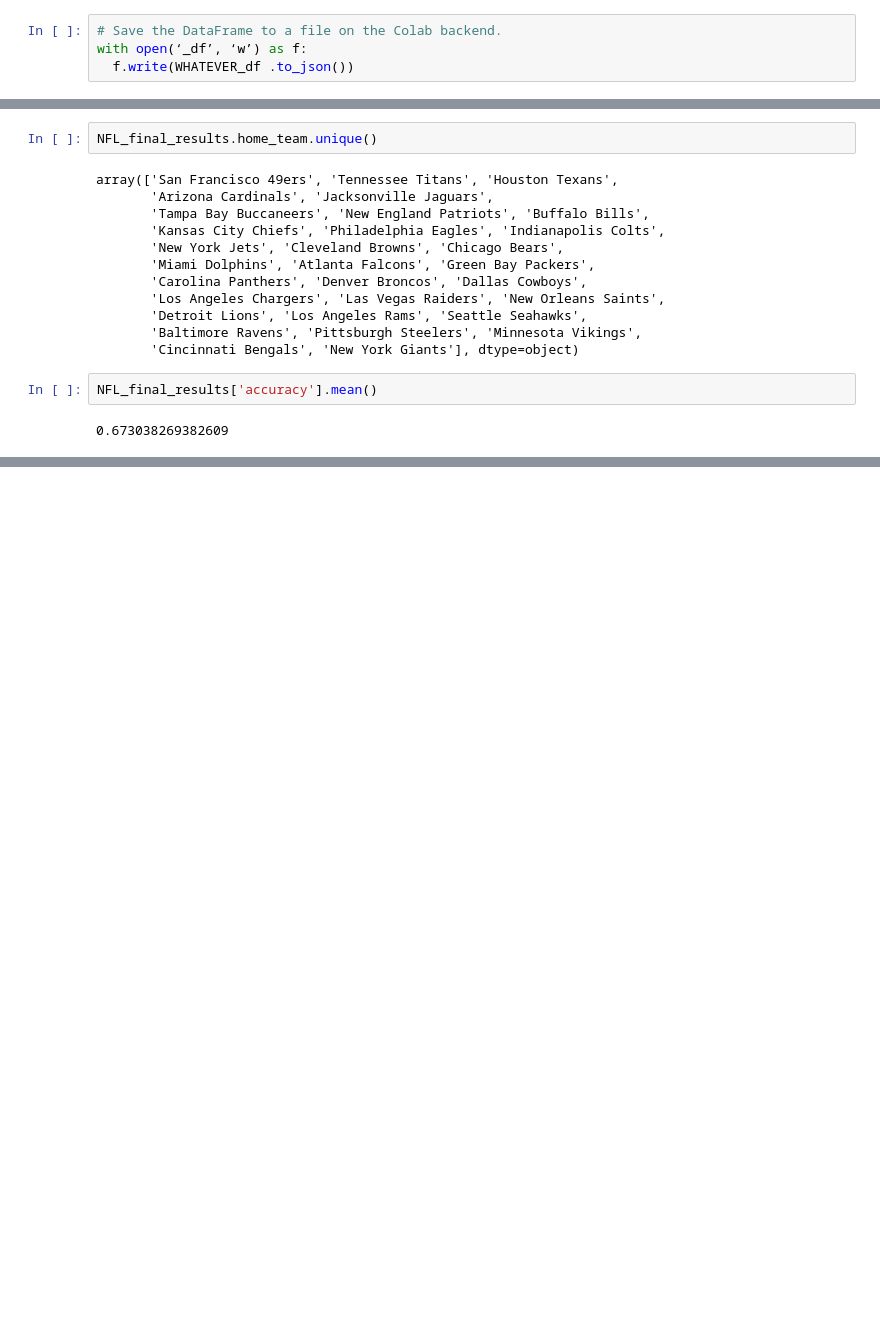
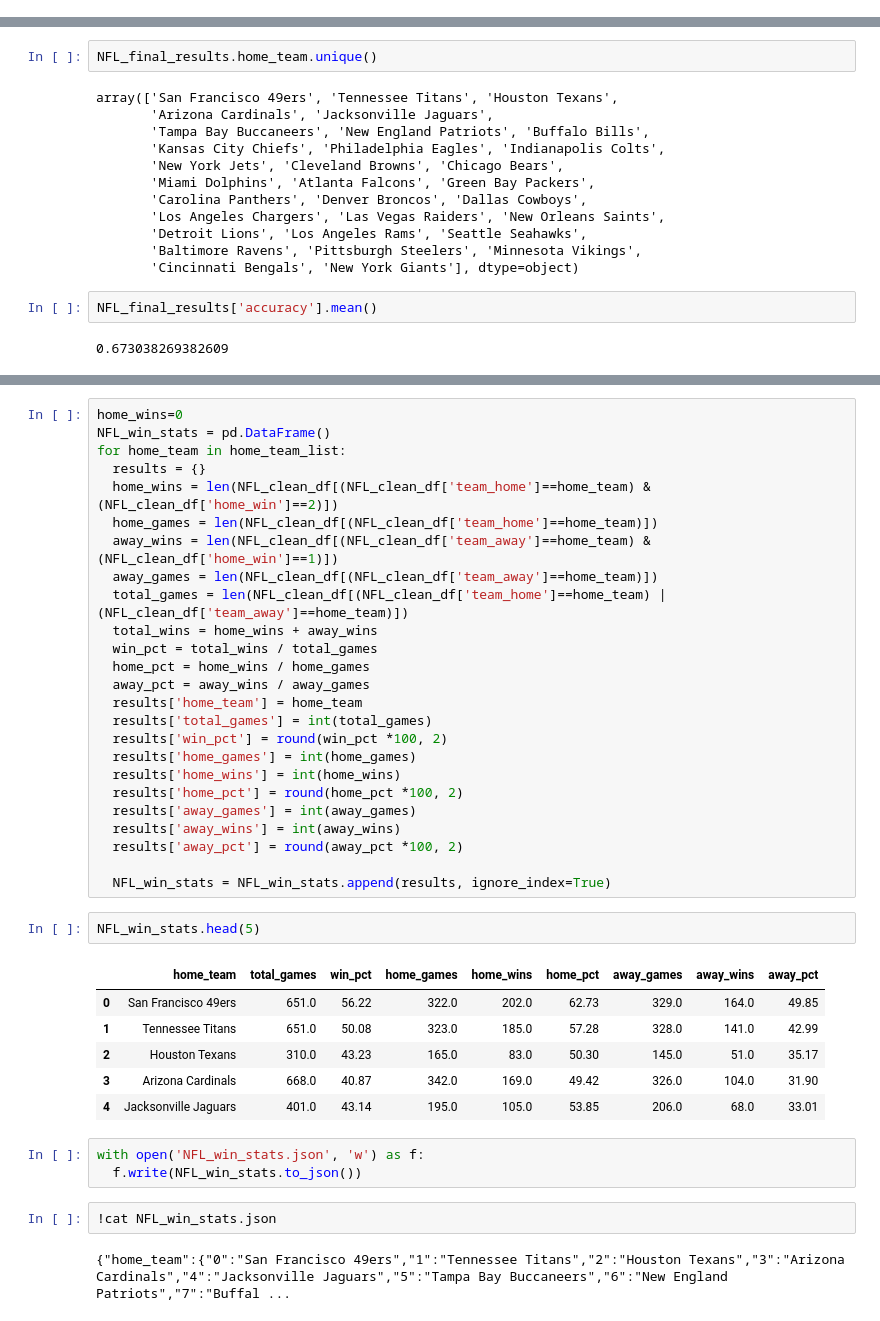
Before and after one commit to jnels4/nfl_predictions, a Jupyter notebook: NFL.ipynb, the cells around one changed output, grey strips where cells are left out. Drawn from its saved outputs; the diff is of its cells as text; blank space fills up the shorter version.

Commit message:
Added code to produce DF/json for NFL win stats.

```diff
--- a/NFL.ipynb
+++ b/NFL.ipynb
@@ -358,7 +358,3 @@ NFL_clean_df.head()
 NFL_clean_df.weather_detail.unique()
 # %% [output]
 array([0, 1], dtype=int32)
-# %%
-# Save the DataFrame to a file on the Colab backend.
-with open(‘_df’, ‘w’) as f:
-  f.write(WHATEVER_df .to_json())
@@ -718,0 +722,41 @@ NFL_final_results['accuracy'].mean()
+# %%
+home_wins=0
+NFL_win_stats = pd.DataFrame()
+for home_team in home_team_list:
+  results = {}
+  home_wins = len(NFL_clean_df[(NFL_clean_df['team_home']==home_team) & (NFL_clean_df['home_win']==2)])
+  home_games = len(NFL_clean_df[(NFL_clean_df['team_home']==home_team)])
+  away_wins = len(NFL_clean_df[(NFL_clean_df['team_away']==home_team) & (NFL_clean_df['home_win']==1)])
+  away_games = len(NFL_clean_df[(NFL_clean_df['team_away']==home_team)])
+  total_games = len(NFL_clean_df[(NFL_clean_df['team_home']==home_team) | (NFL_clean_df['team_away']==home_team)])
+  total_wins = home_wins + away_wins
+  win_pct = total_wins / total_games
+  home_pct = home_wins / home_games
+  away_pct = away_wins / away_games
+  results['home_team'] = home_team
+  results['total_games'] = int(total_games)
+  results['win_pct'] = round(win_pct *100, 2)
+  results['home_games'] = int(home_games)
+  results['home_wins'] = int(home_wins)
+  results['home_pct'] = round(home_pct *100, 2)
+  results['away_games'] = int(away_games)
+  results['away_wins'] = int(away_wins)
+  results['away_pct'] = round(away_pct *100, 2)
+
+  NFL_win_stats = NFL_win_stats.append(results, ignore_index=True)
+# %%
+NFL_win_stats.head(5)
+# %% [output]
+|  | home_team | total_games | win_pct | home_games | home_wins | home_pct | away_games | away_wins | away_pct |
+| 0 | San Francisco 49ers | 651.0 | 56.22 | 322.0 | 202.0 | 62.73 | 329.0 | 164.0 | 49.85 |
+| 1 | Tennessee Titans | 651.0 | 50.08 | 323.0 | 185.0 | 57.28 | 328.0 | 141.0 | 42.99 |
+| 2 | Houston Texans | 310.0 | 43.23 | 165.0 | 83.0 | 50.30 | 145.0 | 51.0 | 35.17 |
+| 3 | Arizona Cardinals | 668.0 | 40.87 | 342.0 | 169.0 | 49.42 | 326.0 | 104.0 | 31.90 |
+| 4 | Jacksonville Jaguars | 401.0 | 43.14 | 195.0 | 105.0 | 53.85 | 206.0 | 68.0 | 33.01 |
+# %%
+with open('NFL_win_stats.json', 'w') as f:
+  f.write(NFL_win_stats.to_json())
+# %%
+!cat NFL_win_stats.json
+# %% [output]
+{"home_team":{"0":"San Francisco 49ers","1":"Tennessee Titans","2":"Houston Texans","3":"Arizona Cardinals","4":"Jacksonville Jaguars","5":"Tampa Bay Buccaneers","6":"New England Patriots","7":"Buffal ...
```
Also changed, not shown: parts of 6 cells of this notebook.
